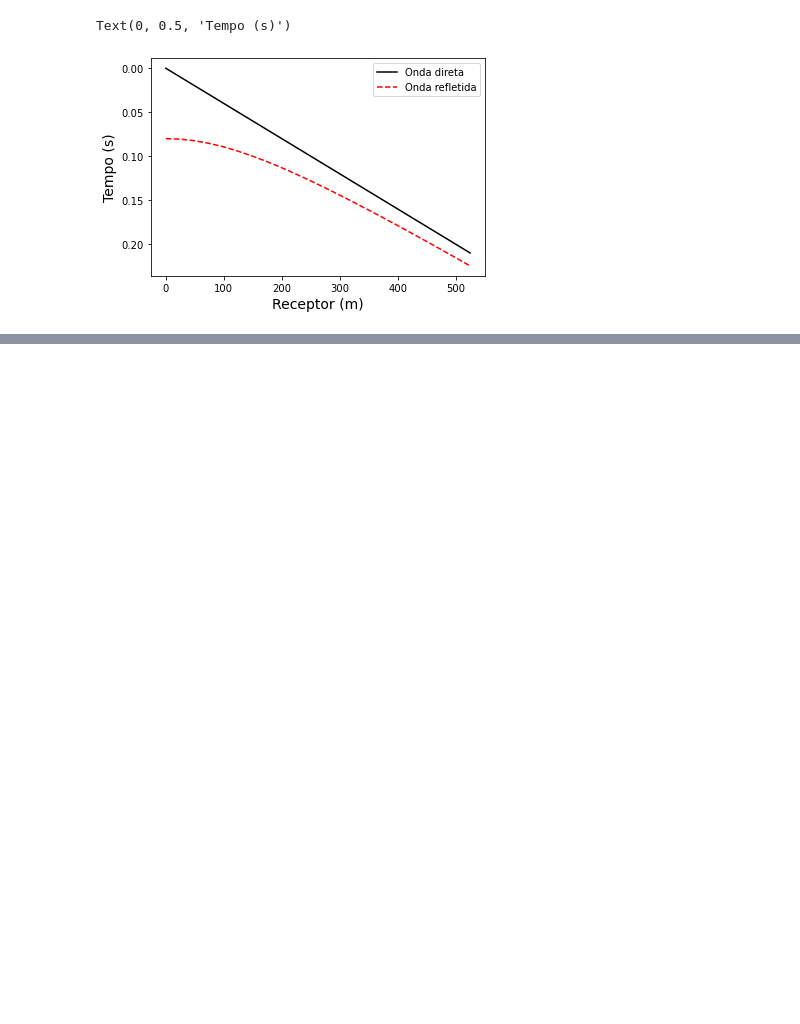
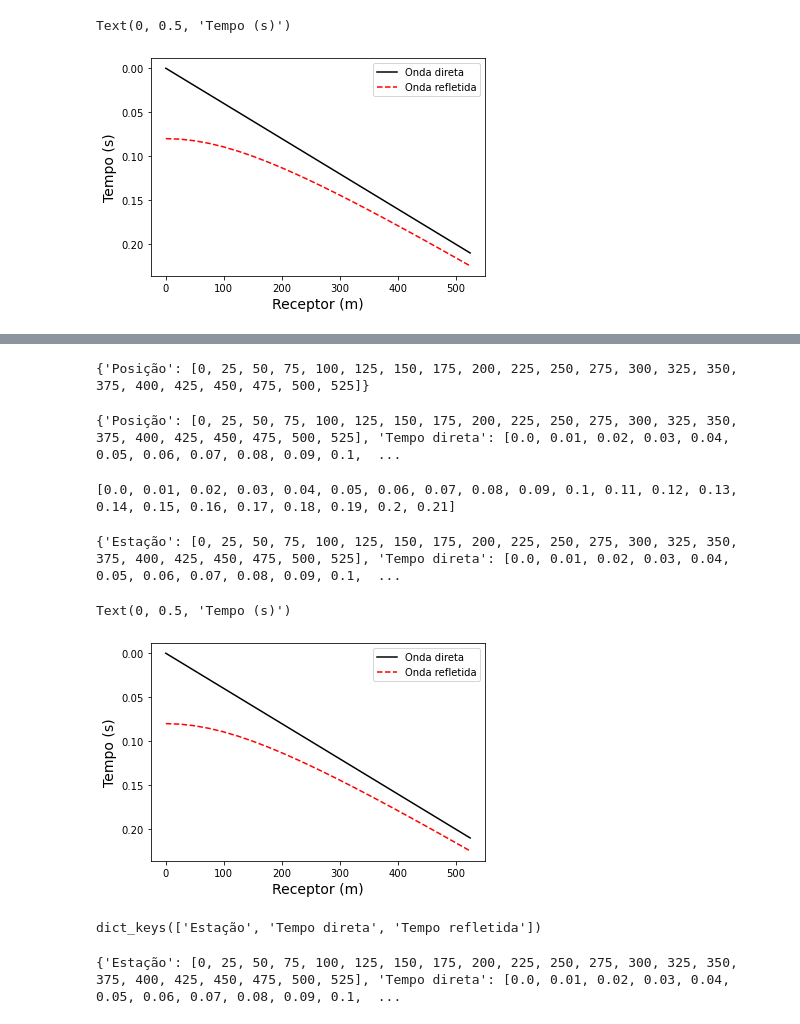
Before and after one commit to alexleogc/python-curso-gaia, a Jupyter notebook: Python Básico - Bloco 02.ipynb, the cells around one changed output, grey strips where cells are left out. Drawn from its saved outputs; the diff is of its cells as text; code cells hidden in the pictures; blank space fills up the shorter version.

```diff
--- a/Python Básico - Bloco 02.ipynb
+++ b/Python Básico - Bloco 02.ipynb
@@ -189,0 +309,6 @@ Text(0, 0.5, 'Tempo (s)')
+# %%
+#Adicionando informações ao dicionário
+survey['Posição'] = X
+print(survey)
+# %% [output]
+{'Posição': [0, 25, 50, 75, 100, 125, 150, 175, 200, 225, 250, 275, 300, 325, 350, 375, 400, 425, 450, 475, 500, 525]}
@@ -189,0 +318,44 @@ Text(0, 0.5, 'Tempo (s)')
+# %%
+print(survey)
+# %% [output]
+{'Posição': [0, 25, 50, 75, 100, 125, 150, 175, 200, 225, 250, 275, 300, 325, 350, 375, 400, 425, 450, 475, 500, 525], 'Tempo direta': [0.0, 0.01, 0.02, 0.03, 0.04, 0.05, 0.06, 0.07, 0.08, 0.09, 0.1,  ...
+# %%
+#Acessando valores
+print(survey['Tempo direta'])
+# %% [output]
+[0.0, 0.01, 0.02, 0.03, 0.04, 0.05, 0.06, 0.07, 0.08, 0.09, 0.1, 0.11, 0.12, 0.13, 0.14, 0.15, 0.16, 0.17, 0.18, 0.19, 0.2, 0.21]
+# %%
+#Podemos criar o mesmo dicionário usando a seguinte sintaxe
+
+survey = {'Estação':X, 'Tempo direta':td, 'Tempo refletida':tr}
+print(survey)
+# %% [output]
+{'Estação': [0, 25, 50, 75, 100, 125, 150, 175, 200, 225, 250, 275, 300, 325, 350, 375, 400, 425, 450, 475, 500, 525], 'Tempo direta': [0.0, 0.01, 0.02, 0.03, 0.04, 0.05, 0.06, 0.07, 0.08, 0.09, 0.1,  ...
+# %%
+h = 100 #metros
+v = 2500 #m/s
+
+
+plt.plot(survey['Estação'],survey['Tempo direta'],color='black',label='Onda direta')
+plt.plot(survey['Estação'],survey['Tempo refletida'],color='red',ls='--',label='Onda refletida')
+
+plt.legend()
+
+
+plt.gca().invert_yaxis()
+plt.xlabel('Receptor (m)',fontsize=14)
+plt.ylabel('Tempo (s)',fontsize=14)
+# %% [output]
+Text(0, 0.5, 'Tempo (s)')
+[figure, added]
+# %%
+#Consultando as chaves
+survey.keys()
+# %% [output]
+dict_keys(['Estação', 'Tempo direta', 'Tempo refletida'])
+# %%
+#Removendo chave
+survey.pop('Tempo refletida')
+print(survey)
+# %% [output]
+{'Estação': [0, 25, 50, 75, 100, 125, 150, 175, 200, 225, 250, 275, 300, 325, 350, 375, 400, 425, 450, 475, 500, 525], 'Tempo direta': [0.0, 0.01, 0.02, 0.03, 0.04, 0.05, 0.06, 0.07, 0.08, 0.09, 0.1,  ...
```
Also changed, not shown: parts of 31 cells of this notebook.
